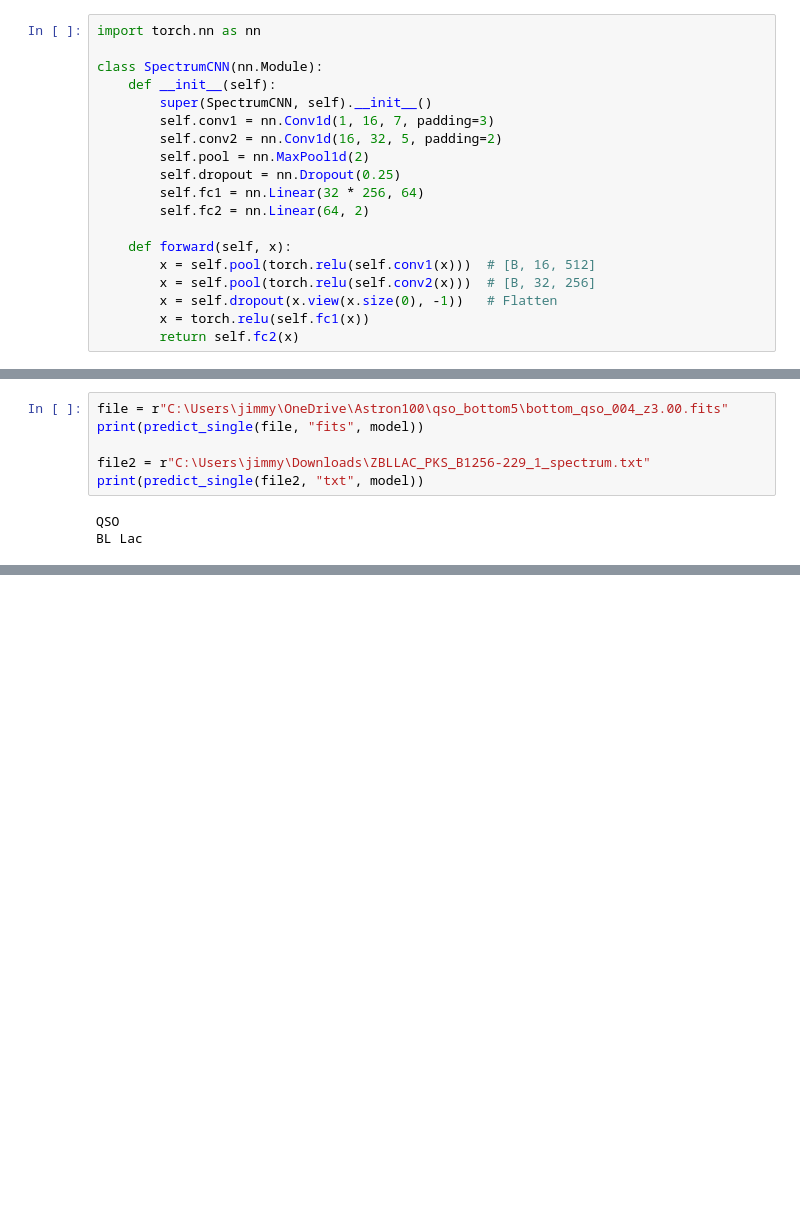
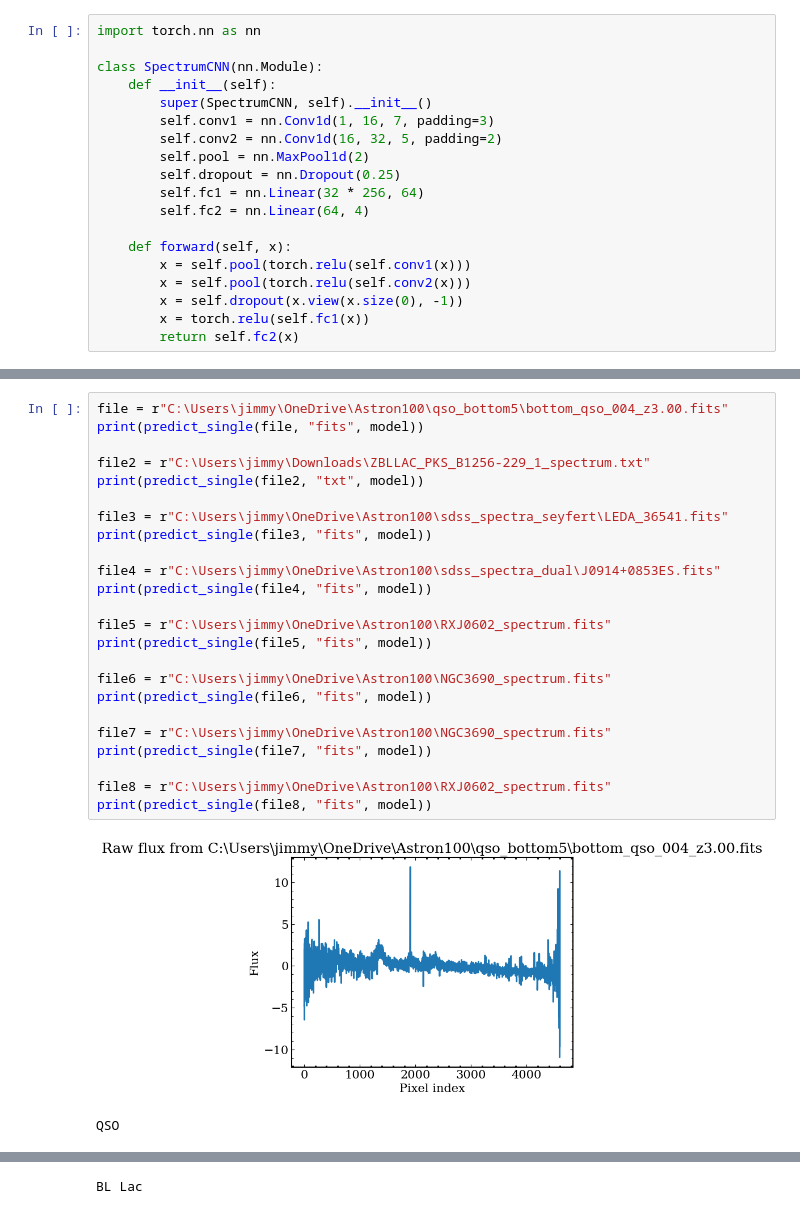
Before and after one commit to jpatton63/Astron100_Final_Project, a Jupyter notebook: Model.ipynb, the cells around one changed output, grey strips where cells are left out. Drawn from its saved outputs; the diff is of its cells as text; blank space fills up the shorter version.

```diff
--- a/Model.ipynb
+++ b/Model.ipynb
@@ -86,11 +98,11 @@ class SpectrumCNN(nn.Module):
         self.pool = nn.MaxPool1d(2)
         self.dropout = nn.Dropout(0.25)
         self.fc1 = nn.Linear(32 * 256, 64)
-        self.fc2 = nn.Linear(64, 2)
+        self.fc2 = nn.Linear(64, 4)
 
     def forward(self, x):
-        x = self.pool(torch.relu(self.conv1(x)))  # [B, 16, 512]
-        x = self.pool(torch.relu(self.conv2(x)))  # [B, 32, 256]
-        x = self.dropout(x.view(x.size(0), -1))   # Flatten
+        x = self.pool(torch.relu(self.conv1(x)))
+        x = self.pool(torch.relu(self.conv2(x)))
+        x = self.dropout(x.view(x.size(0), -1))
         x = torch.relu(self.fc1(x))
         return self.fc2(x)
@@ -165,9 +265,27 @@ def predict_single(file_path, file_type, model, max_len=1024):
-# %%
-file = r"C:\Users\jimmy\OneDrive\Astron100\qso_bottom5\bottom_qso_004_z3.00.fits"
-print(predict_single(file, "fits", model))
-
-file2 = r"C:\Users\jimmy\Downloads\ZBLLAC_PKS_B1256-229_1_spectrum.txt"
-print(predict_single(file2, "txt", model))
-# %% [output]
-QSO
-BL Lac
+# %%
+file = r"C:\Users\jimmy\OneDrive\Astron100\qso_bottom5\bottom_qso_004_z3.00.fits"
+print(predict_single(file, "fits", model))
+
+file2 = r"C:\Users\jimmy\Downloads\ZBLLAC_PKS_B1256-229_1_spectrum.txt"
+print(predict_single(file2, "txt", model))
+
+file3 = r"C:\Users\jimmy\OneDrive\Astron100\sdss_spectra_seyfert\LEDA_36541.fits"
+print(predict_single(file3, "fits", model))
+
+file4 = r"C:\Users\jimmy\OneDrive\Astron100\sdss_spectra_dual\J0914+0853ES.fits"
+print(predict_single(file4, "fits", model))
+
+file5 = r"C:\Users\jimmy\OneDrive\Astron100\RXJ0602_spectrum.fits"
+print(predict_single(file5, "fits", model))
+
+file6 = r"C:\Users\jimmy\OneDrive\Astron100\NGC3690_spectrum.fits"
+print(predict_single(file6, "fits", model))
+
+file7 = r"C:\Users\jimmy\OneDrive\Astron100\NGC3690_spectrum.fits"
+print(predict_single(file7, "fits", model))
+
+file8 = r"C:\Users\jimmy\OneDrive\Astron100\RXJ0602_spectrum.fits"
+print(predict_single(file8, "fits", model))
+# %% [output]
+[figure, added]
+QSO
@@ -173,0 +293 @@ BL Lac
+BL Lac
```
Also changed, not shown: parts of 6 cells of this notebook.
